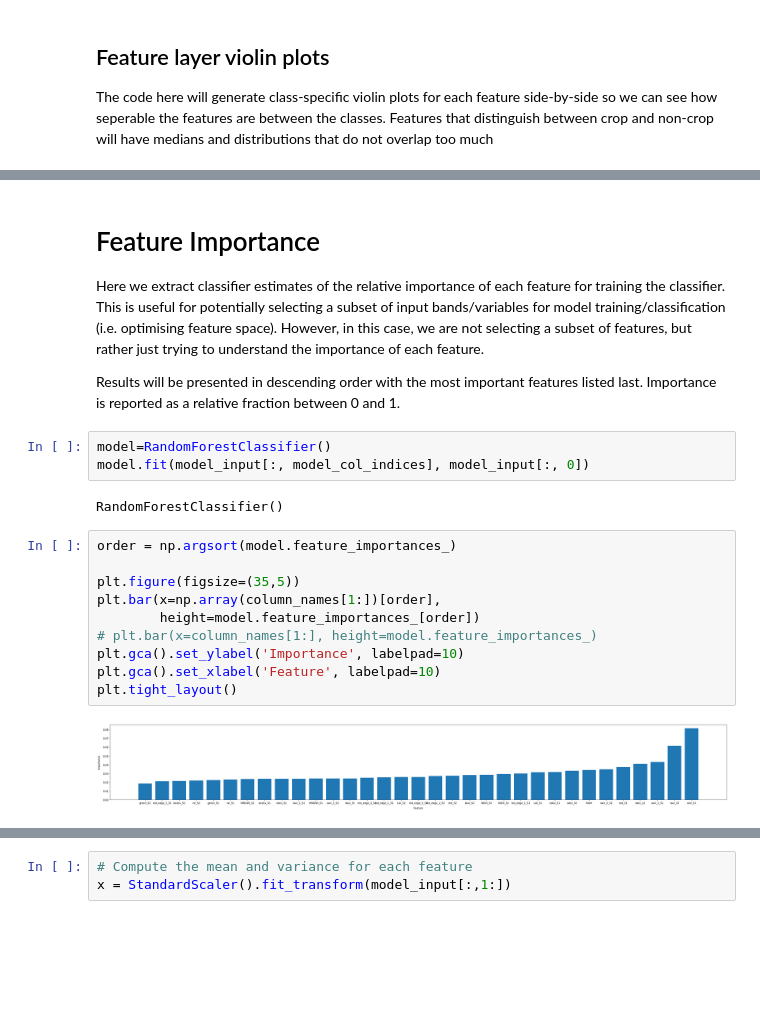
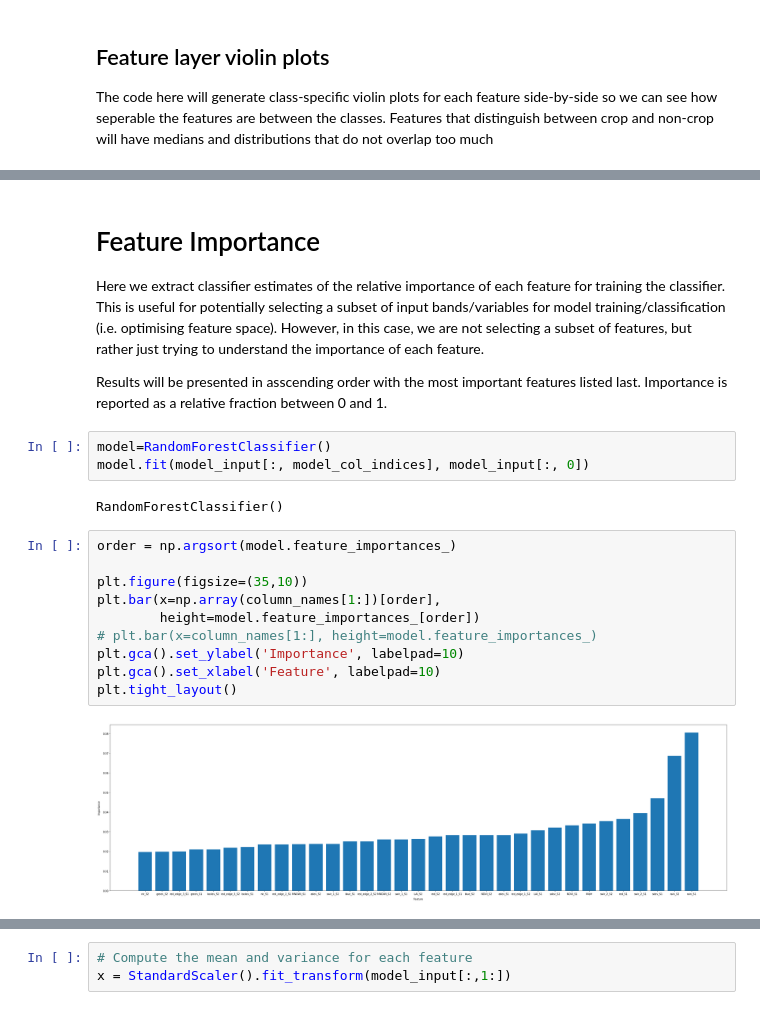
Before and after one commit to fivejjs/deafrica-sandbox-notebooks, a Jupyter notebook: crop_mask/eastern_cropmask/2_Inspect_training_data.ipynb, the cells around one changed output, grey strips where cells are left out. Saved outputs shown, nothing was run; the diff lists cells and outputs as text; blank space fills up the shorter version.

```diff
--- a/crop_mask/eastern_cropmask/2_Inspect_training_data.ipynb
+++ b/crop_mask/eastern_cropmask/2_Inspect_training_data.ipynb
@@ -129,7 +133,7 @@ ax.legend([Patch(facecolor=c) for c in colors], [key for key in dfs], loc='upper
 
 Here we extract classifier estimates of the relative importance of each feature for training the classifier. This is useful for potentially selecting a subset of input bands/variables for model training/classification (i.e. optimising feature space). However, in this case, we are not selecting a subset of features, but rather just trying to understand the importance of each feature.
 
-Results will be presented in descending order with the most important features listed last. Importance is reported as a relative fraction between 0 and 1.
+Results will be presented in asscending order with the most important features listed last. Importance is reported as a relative fraction between 0 and 1.
 # %%
 model=RandomForestClassifier()
 model.fit(model_input[:, model_col_indices], model_input[:, 0])
@@ -138,15 +142,15 @@ RandomForestClassifier()
 # %%
 order = np.argsort(model.feature_importances_)
 
-plt.figure(figsize=(35,5))
+plt.figure(figsize=(35,10))
 plt.bar(x=np.array(column_names[1:])[order],
         height=model.feature_importances_[order])
 # plt.bar(x=column_names[1:], height=model.feature_importances_)
 plt.gca().set_ylabel('Importance', labelpad=10)
 plt.gca().set_xlabel('Feature', labelpad=10)
 plt.tight_layout()
 # %% [output]
-[figure, old version]
+[figure, new version]
 # %% [markdown]
 ## Principal Component Analysis
 
```
Also changed, not shown: parts of 5 cells of this notebook, 12 other files.
